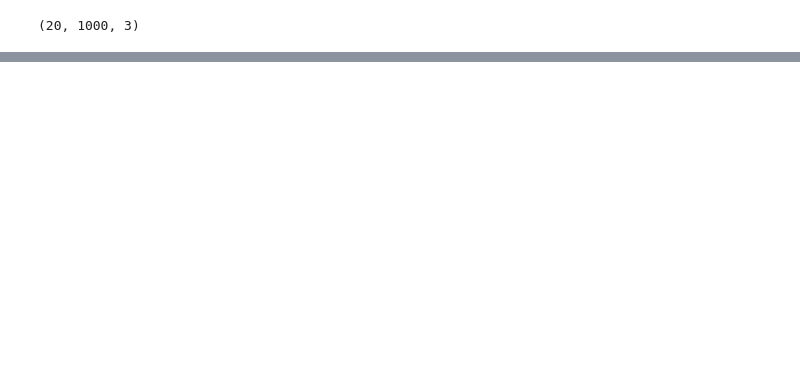
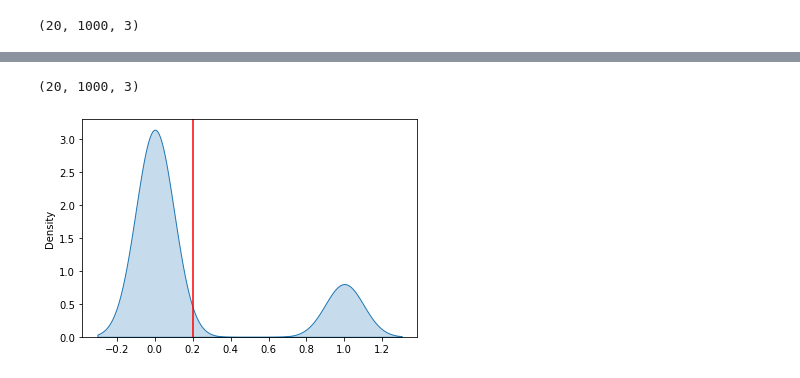
Before and after one commit to ExLeonem/master-thesis-code, a Jupyter notebook: wp/notebooks/mc_dropout/mc_dropout.ipynb, the cells around one changed output, grey strips where cells are left out. Drawn from its saved outputs; the diff is of its cells as text; code cells hidden in the pictures; blank space fills up the shorter version.

```diff
--- a/wp/notebooks/mc_dropout/mc_dropout.ipynb
+++ b/wp/notebooks/mc_dropout/mc_dropout.ipynb
@@ -157,0 +162,13 @@ acc
+# %%
+result.shape
+# %% [output]
+(20, 1000, 3)
+# %%
+def plot_class(datapoint_index=0, class_index=0):
+    sns.kdeplot(result[datapoint_index, :, class_index], shade=True)
+    plt.axvline(class_probs[datapoint_index, class_index], color="red")
+    plt.show()
+# %%
+plot_class()
+# %% [output]
+[figure, added]
```
Also changed, not shown: parts of 8 cells of this notebook, 1 other file.
